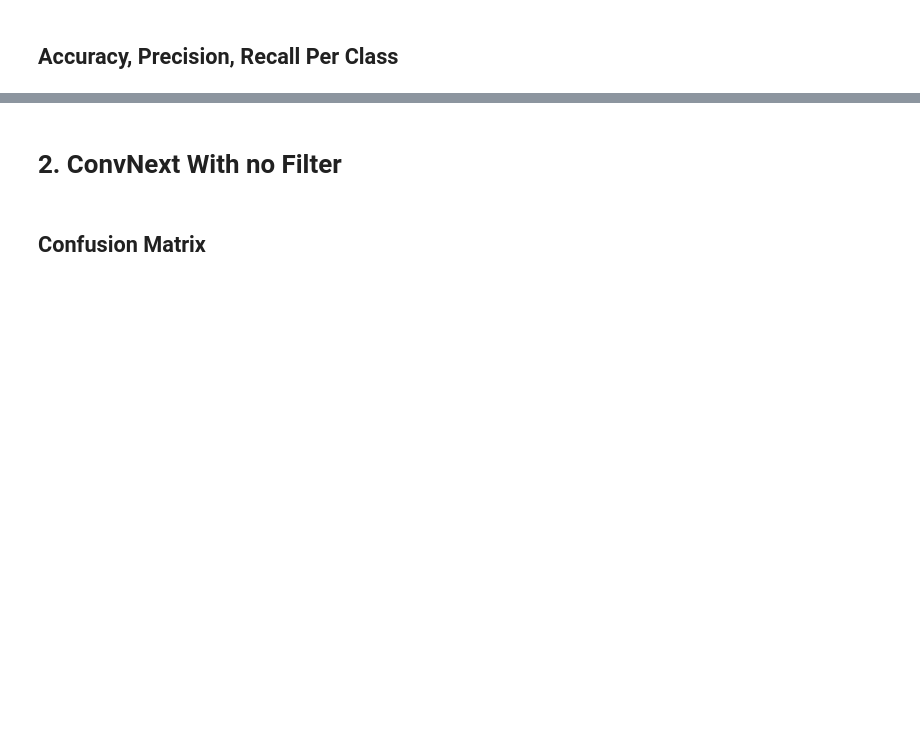
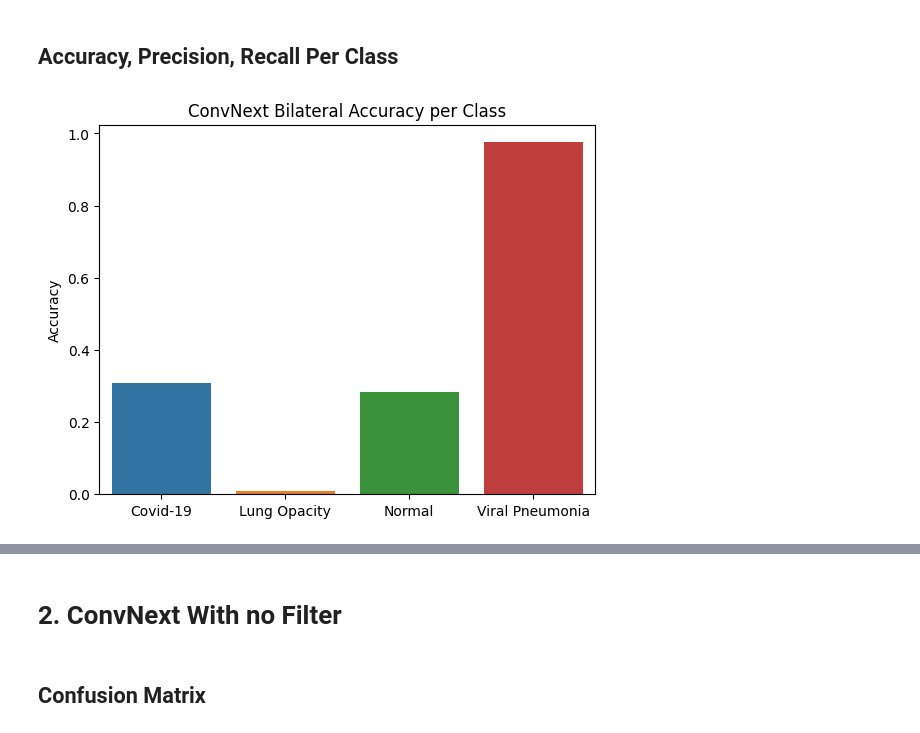
Before and after one commit to Antonio-Tresol/ML_Project_II_Image_classification, a Jupyter notebook: metrics/metrics_analysis.ipynb, the cells around one changed output, grey strips where cells are left out. Saved outputs shown, nothing was run; the diff lists cells and outputs as text; code cells hidden in the pictures; blank space fills up the shorter version.

```diff
--- a/metrics/metrics_analysis.ipynb
+++ b/metrics/metrics_analysis.ipynb
@@ -24,2 +38,6 @@ def plot_confusion_matrix(data: pd.DataFrame, plot_title: str):
 # %% [markdown]
 ## Accuracy, Precision, Recall Per Class
+# %%
+plot_per_class_metric(convnext_per_class_metrics_filter, "Accuracy", "ConvNext Bilateral Accuracy per Class")
+# %% [output]
+[figure, added]
```
Also changed, not shown: parts of 5 cells of this notebook, 9 other files.
